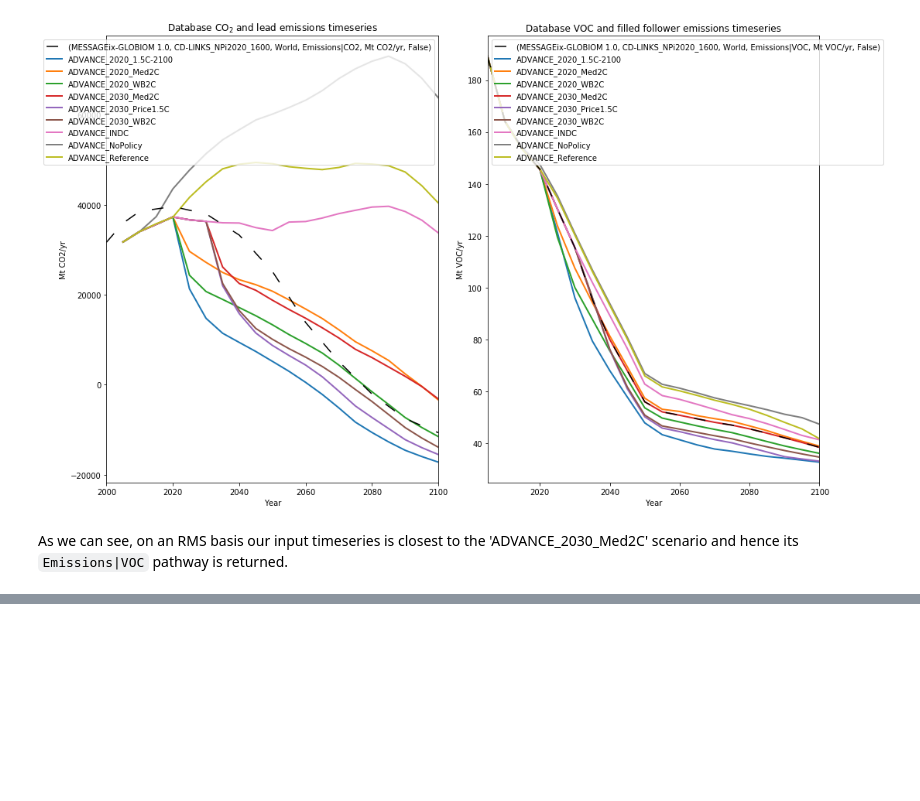
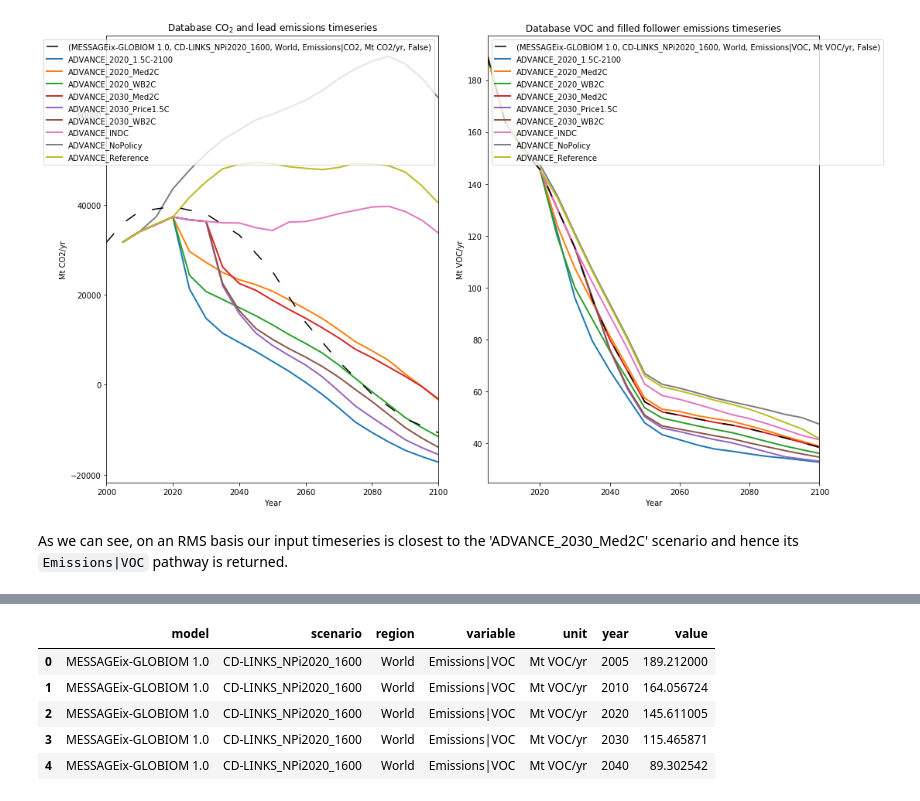
Before and after one commit to GranthamImperial/silicone, a Jupyter notebook: notebooks/infilling.ipynb, the cells around one changed output, grey strips where cells are left out. Saved outputs shown, nothing was run; the diff lists cells and outputs as text; code cells hidden in the pictures; blank space fills up the shorter version.

```diff
--- a/notebooks/infilling.ipynb
+++ b/notebooks/infilling.ipynb
@@ -398,3 +463,13 @@ infilled_quantile.head()
+# %%
+filler_data_filled = filler(filler_data)
+filler_data_filled.head()
+# %% [output]
+|  | model | scenario | region | variable | unit | year | value |
+| 0 | MESSAGEix-GLOBIOM 1.0 | CD-LINKS_NPi2020_1600 | World | Emissions|VOC | Mt VOC/yr | 2005 | 189.212000 |
+| 1 | MESSAGEix-GLOBIOM 1.0 | CD-LINKS_NPi2020_1600 | World | Emissions|VOC | Mt VOC/yr | 2010 | 164.056724 |
+| 2 | MESSAGEix-GLOBIOM 1.0 | CD-LINKS_NPi2020_1600 | World | Emissions|VOC | Mt VOC/yr | 2020 | 145.611005 |
+| 3 | MESSAGEix-GLOBIOM 1.0 | CD-LINKS_NPi2020_1600 | World | Emissions|VOC | Mt VOC/yr | 2030 | 115.465871 |
+| 4 | MESSAGEix-GLOBIOM 1.0 | CD-LINKS_NPi2020_1600 | World | Emissions|VOC | Mt VOC/yr | 2040 | 89.302542 |
 # %%
 pkwargs = {"color": "scenario", "linewidth": 2}
 
```
Also changed, not shown: parts of 28 cells of this notebook, 2 other files.
